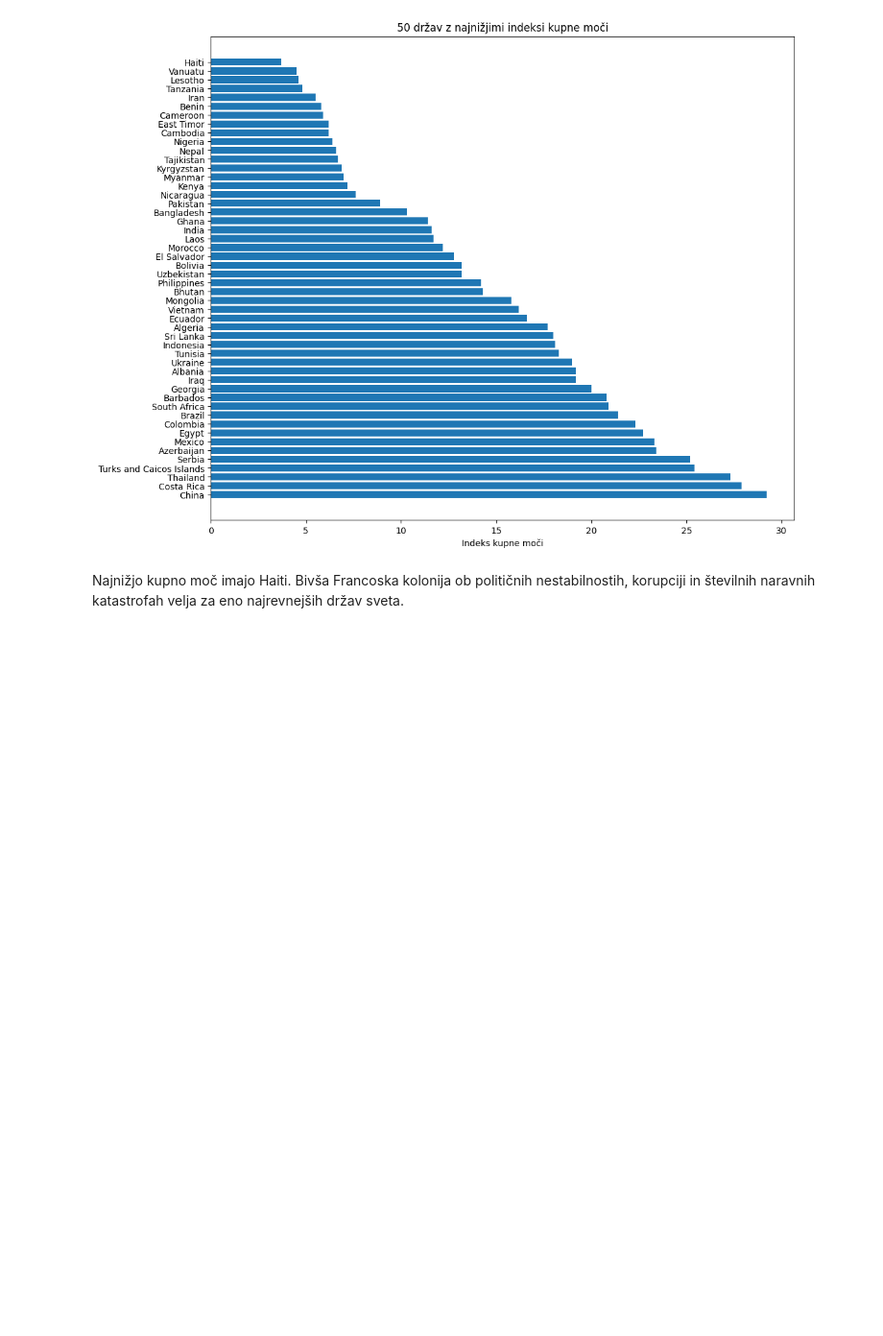
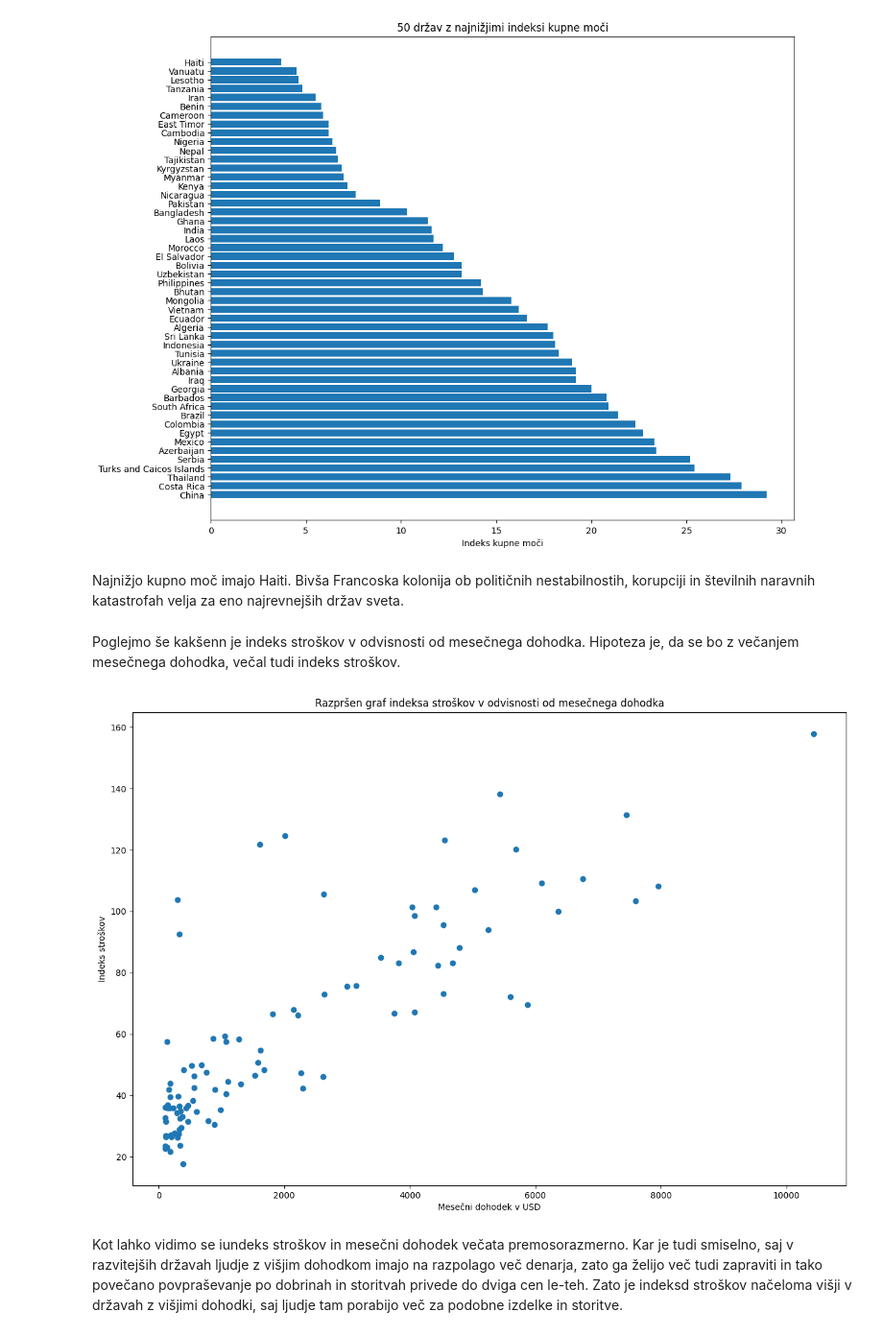
Before and after one commit to maticccc/Matic_Projektna, a Jupyter notebook: obdelava.ipynb, the cells around one changed output. Shown at 96% size. Saved outputs shown, nothing was run; the diff lists cells and outputs as text; code cells hidden in the pictures; blank space fills up the shorter version.

Commit message:
Razprsen graf

```diff
--- a/obdelava.ipynb
+++ b/obdelava.ipynb
@@ -108,3 +108,21 @@ najnizji_indeksi_kupne_moci(podatki_csv)
 [figure]
 # %% [markdown]
 Najnižjo kupno moč imajo Haiti. Bivša Francoska kolonija ob političnih nestabilnostih, korupciji in številnih naravnih katastrofah velja za eno najrevnejših držav sveta.
+# %% [markdown]
+Poglejmo še kakšenn je indeks stroškov v odvisnosti od mesečnega dohodka. Hipoteza je, da se bo z večanjem mesečnega dohodka, večal tudi indeks stroškov.
+# %%
+# funkcija vrne razpršen graf indeksa stroškov v odvisnosti od mesečnega dohodka
+
+def narisi_razprsen_graf(csv_datoteka):
+    plt.figure(figsize=(15, 10))
+    plt.scatter(csv_datoteka['Mesecni dohodek'], csv_datoteka['Indeks stroskov'])
+    plt.xlabel('Mesečni dohodek v USD')
+    plt.ylabel('Indeks stroškov')
+    plt.title('Razpršen graf indeksa stroškov v odvisnosti od mesečnega dohodka')
+    plt.show()
+
+narisi_razprsen_graf(podatki_csv)
+# %% [output]
+[figure, added]
+# %% [markdown]
+Kot lahko vidimo se iundeks stroškov in mesečni dohodek večata premosorazmerno. Kar je tudi smiselno, saj v razvitejših državah ljudje z višjim dohodkom imajo na razpolago več denarja, zato ga želijo več tudi zapraviti in tako povečano povpraševanje po dobrinah in storitvah privede do dviga cen le-teh. Zato je indeksd stroškov načeloma višji v državah z višjimi dohodki, saj ljudje tam porabijo več za podobne izdelke in storitve.
```
